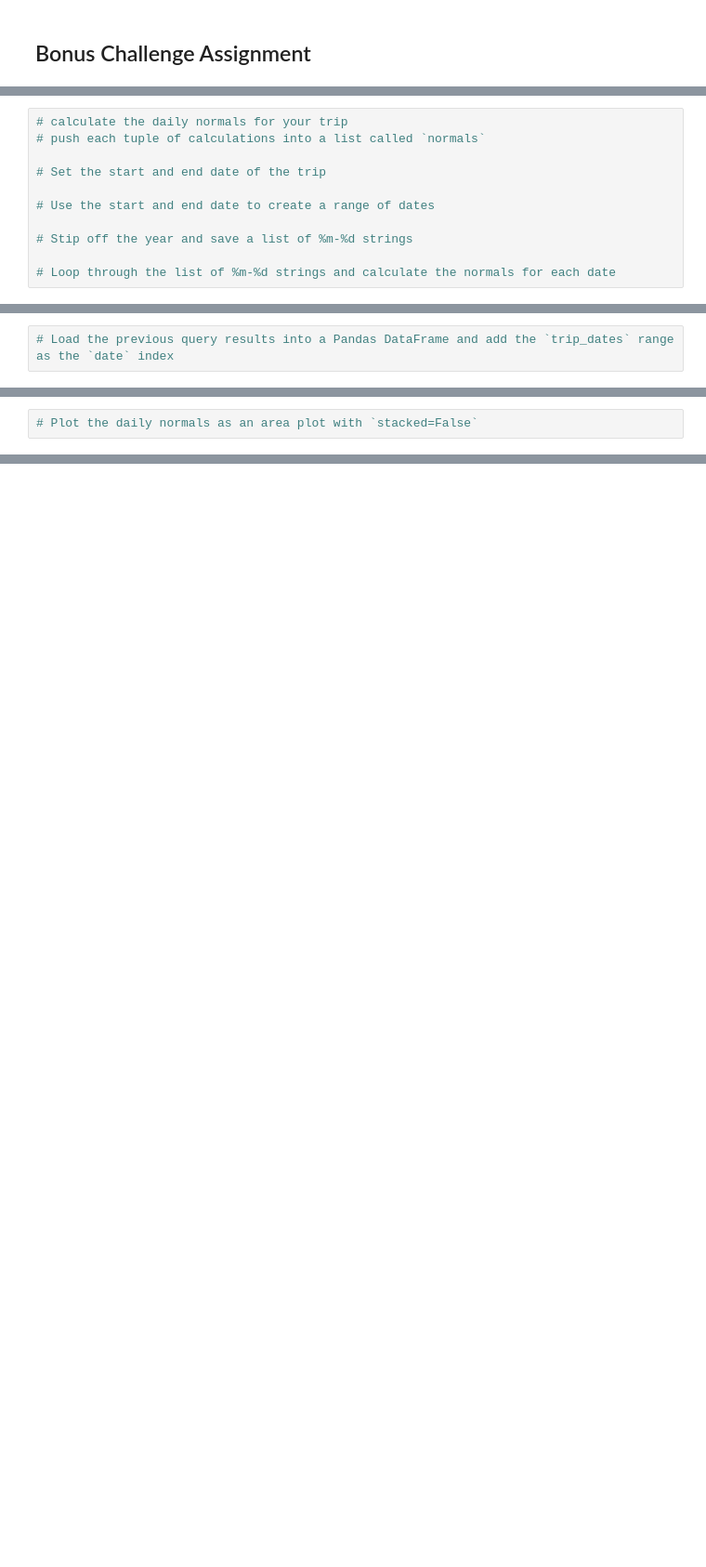
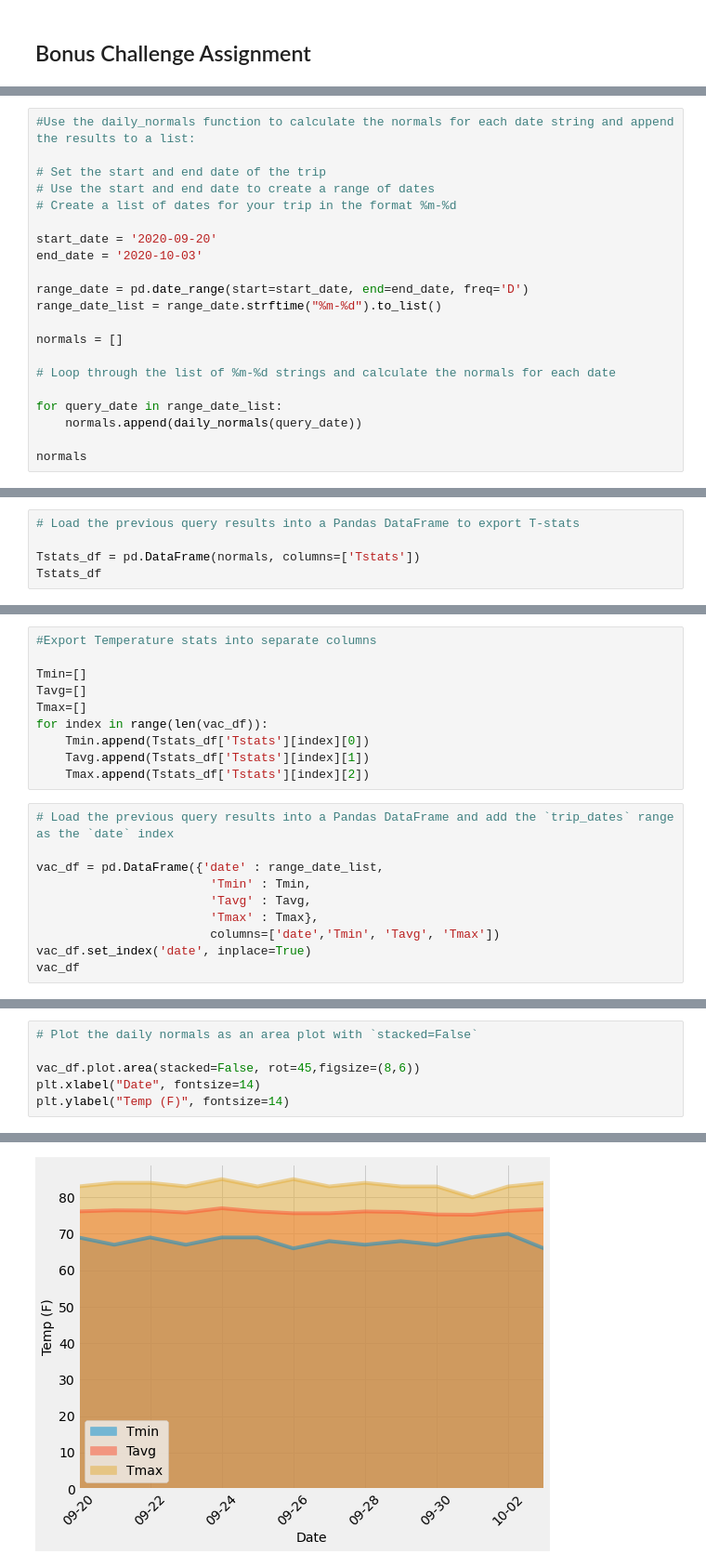
Before and after one commit to InnaG33/sqlalchemy_challenge, a Jupyter notebook: climate_hawaii.ipynb, the cells around one changed output, grey strips where cells are left out. Shown: that part at 93% size. Drawn from its saved outputs; the diff is of its cells as text; blank space fills up the shorter version.

```diff
--- a/climate_hawaii.ipynb
+++ b/climate_hawaii.ipynb
@@ -320,11 +447,21 @@ daily_normals("01-01")
 # %%
-# calculate the daily normals for your trip
-# push each tuple of calculations into a list called `normals`
+#Use the daily_normals function to calculate the normals for each date string and append the results to a list:
 
 # Set the start and end date of the trip
+# Use the start and end date to create a range of dates
+# Create a list of dates for your trip in the format %m-%d
 
-# Use the start and end date to create a range of dates
+start_date = '2020-09-20'
+end_date = '2020-10-03'
 
-# Stip off the year and save a list of %m-%d strings
+range_date = pd.date_range(start=start_date, end=end_date, freq='D')
+range_date_list = range_date.strftime("%m-%d").to_list()
+
+normals = []
 
 # Loop through the list of %m-%d strings and calculate the normals for each date
+
+for query_date in range_date_list:
+    normals.append(daily_normals(query_date))
+
+normals
@@ -330,0 +483,5 @@ daily_normals("01-01")
+# %%
+# Load the previous query results into a Pandas DataFrame to export T-stats
+
+Tstats_df = pd.DataFrame(normals, columns=['Tstats'])
+Tstats_df
@@ -331,2 +504,20 @@ daily_normals("01-01")
+# %%
+#Export Temperature stats into separate columns
+
+Tmin=[]
+Tavg=[]
+Tmax=[]
+for index in range(len(vac_df)):
+    Tmin.append(Tstats_df['Tstats'][index][0])
+    Tavg.append(Tstats_df['Tstats'][index][1])
+    Tmax.append(Tstats_df['Tstats'][index][2])
 # %%
 # Load the previous query results into a Pandas DataFrame and add the `trip_dates` range as the `date` index
+
+vac_df = pd.DataFrame({'date' : range_date_list,
+                        'Tmin' : Tmin,
+                        'Tavg' : Tavg,
+                        'Tmax' : Tmax},
+                        columns=['date','Tmin', 'Tavg', 'Tmax'])
+vac_df.set_index('date', inplace=True)
+vac_df
@@ -333,2 +541,7 @@ daily_normals("01-01")
 # %%
 # Plot the daily normals as an area plot with `stacked=False`
+
+vac_df.plot.area(stacked=False, rot=45,figsize=(8,6))
+plt.xlabel("Date", fontsize=14)
+plt.ylabel("Temp (F)", fontsize=14)
+# %% [output]
@@ -334,0 +549 @@ daily_normals("01-01")
+[figure, added]
```
Also changed, not shown: parts of 19 cells of this notebook, 1 other file.
